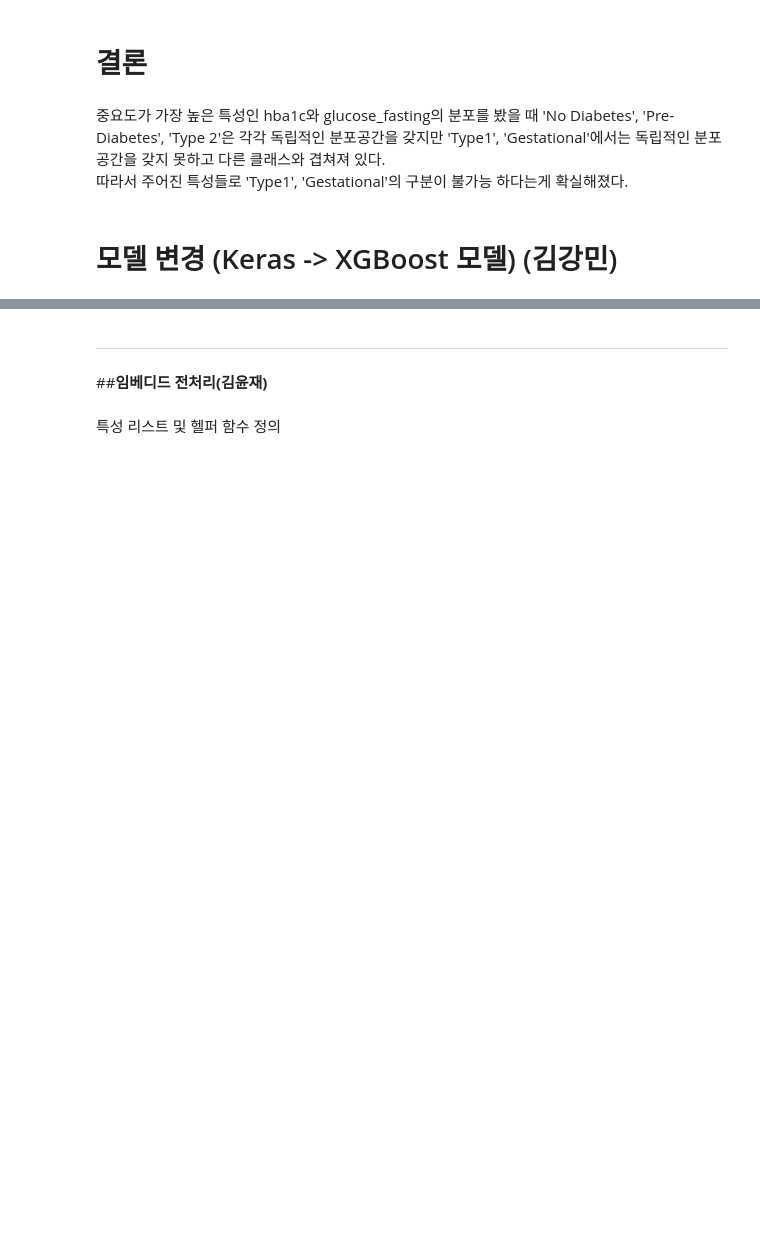
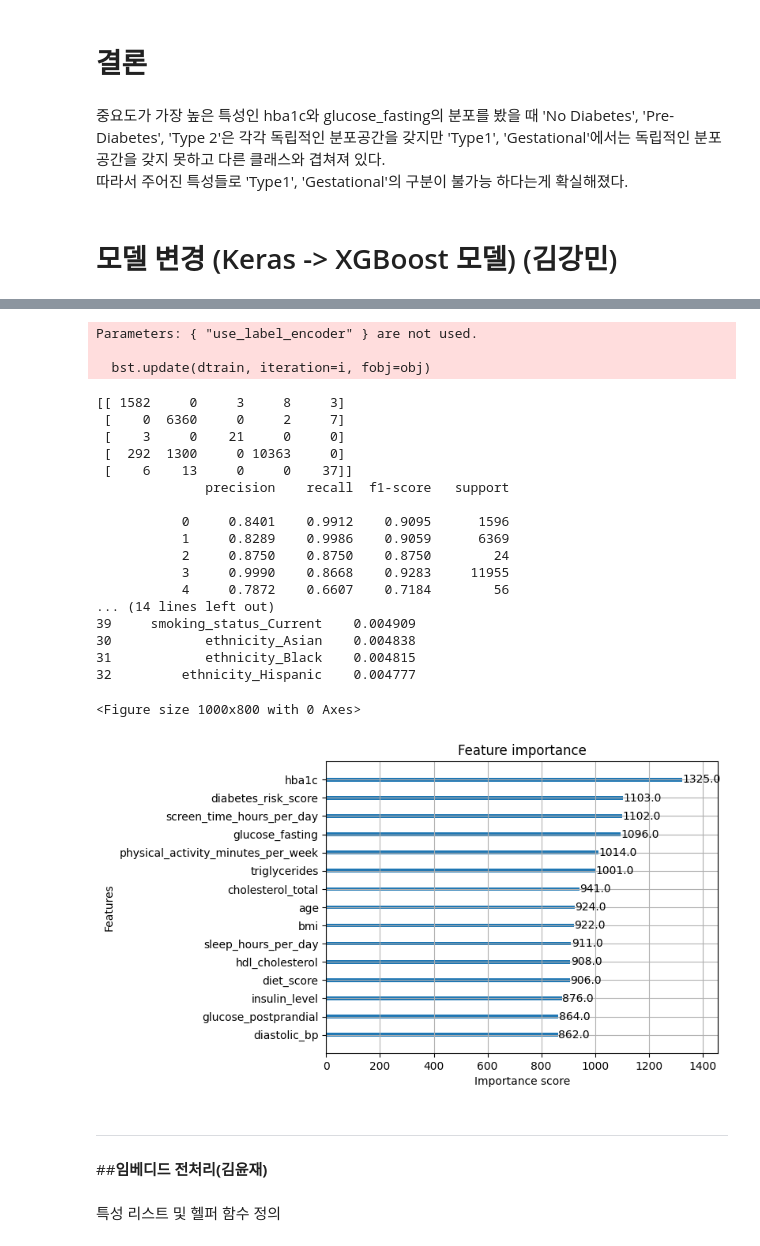
Before and after one commit to kkangmen/Diabetes-Classification-Project, a Jupyter notebook: diabetes.ipynb, the cells around one changed output, grey strips where cells are left out. Saved outputs shown, nothing was run; the diff lists cells and outputs as text; code cells hidden in the pictures; blank space fills up the shorter version.

Commit message:
feat: 데이터셋의 한계 증명 코드 추가

```diff
--- a/diabetes.ipynb
+++ b/diabetes.ipynb
@@ -27,7 +47,8 @@ not_use = ['diabetes_stage', 'diagnosed_diabetes'] # 안쓰는 특성
 features = data.drop(not_use, axis=1)
 
 # train, test 데이터셋 분리 train:80%, test:20%
-train_data, test_data, train_labels, test_labels = train_test_split(features, label, test_size=0.2, random_state = 0, stratify = label)
+train_data, test_data, train_labels, test_labels = train_test_split(
+    features, label, test_size=0.2, random_state = 0, stratify = label)
 
 print(f"train_data: {train_data.shape}")
 print(f"train_labels: {train_labels.shape}")
@@ -86,0 +124,34 @@ plt.show()
+# %%
+# 가정: 그렇다면 데이터셋의 문제인가를 증명
+# type1 환자: 자가항체 존재 + hba1c 높음 -> type 1
+# type2 환자: 자가항체 x + hba1c 높음 -> type2
+# 정상인: 자가항체 존재 + hba1c 정상 -> no diabetes
+def create_simulation_feature(X, y_raw):
+    data = X.copy()
+
+    data['has_autoantibodies'] = 0
+
+    if y_raw is not None:
+      mask_type1 = (y_raw == 'Type 1')
+      data.loc[mask_type1, 'has_autoantibodies'] = 1
+
+    if y_raw is not None:
+        mask_noise_target = (
+            (y_raw.isin(['No Diabetes']))
+        )
+
+        random_indices = np.random.choice(
+            data[mask_noise_target].index,
+            size=int(mask_noise_target.sum() * 0.05),
+            replace=False
+        )
+        data.loc[random_indices, 'has_autoantibodies'] = 1
+
+
+    return data
+
+train_data = create_simulation_feature(train_data, train_labels)
+test_data = create_simulation_feature(test_data, test_labels)
+
+print("새로 생성된 특성 확인 : ")
+print(train_data[['gender', 'age', 'hba1c', 'gestational_risk_score', 'has_autoantibodies']].head(100))
@@ -173,7 +267,7 @@ numerical_feature = ['age', 'alcohol_consumption_per_week', 'physical_activity_m
 'hba1c', 'diabetes_risk_score']
 
 ## 특성 엔지니어링 추가
-# numerical_feature.extend(['gestational_risk_score', 'hba1c_age'])
+numerical_feature.extend(['gestational_risk_score', 'has_autoantibodies'])
 
 mean = train_data[numerical_feature].mean(axis=0)
 std = train_data[numerical_feature].std(axis=0)
@@ -651,37 +818,61 @@ model = xgb.XGBClassifier(
     n_estimators = 200, # 트리의 개수
     max_depth = 6, # 트리의 최대 깊이
     learning_rate = 0.1,
-    random_state = 0
+    random_state = 0,
+    n_jobs = -1
 )
 
 # 3. 모델 학습
 model.fit(x_train_final, y_train_final)
 
 # 4. 모델 평가
 y_pred = model.predict(test_data_normalized)
 
 cm = confusion_matrix(test_labels, y_pred)
 print(cm)
 
 print(classification_report(test_labels, y_pred, digits=4))
 
 # 5. 특성 중요도 확인
 import pandas as pd
 import matplotlib.pyplot as plt
 
 feature_importances = model.feature_importances_
 feature_names = x_train_final.columns
 
 importance_df = pd.DataFrame({'Feature': feature_names, 'Importance': feature_importances})
 importance_df = importance_df.sort_values(by='Importance', ascending=False)
 
 print("\n--- 특성 중요도 (Top 10) ---")
 print(importance_df.head(10))
 
 # 특성 중요도 시각화
 plt.figure(figsize=(10,8))
 xgb.plot_importance(model, max_num_features=15)
 plt.show()
+# %% [output]
+Parameters: { "use_label_encoder" } are not used.
+
+  bst.update(dtrain, iteration=i, fobj=obj)
+[[ 1582     0     3     8     3]
+ [    0  6360     0     2     7]
+ [    3     0    21     0     0]
+ [  292  1300     0 10363     0]
+ [    6    13     0     0    37]]
+              precision    recall  f1-score   support
+
+           0     0.8401    0.9912    0.9095      1596
+           1     0.8289    0.9986    0.9059      6369
+           2     0.8750    0.8750    0.8750        24
+           3     0.9990    0.8668    0.9283     11955
+           4     0.7872    0.6607    0.7184        56
+... (14 lines left out)
+39     smoking_status_Current    0.004909
+30            ethnicity_Asian    0.004838
+31            ethnicity_Black    0.004815
+32         ethnicity_Hispanic    0.004777
+<Figure size 1000x800 with 0 Axes>
+[figure, added]
 # %% [markdown]
 ---
 # %% [markdown]
```
Also changed, not shown: parts of 19 cells of this notebook.
